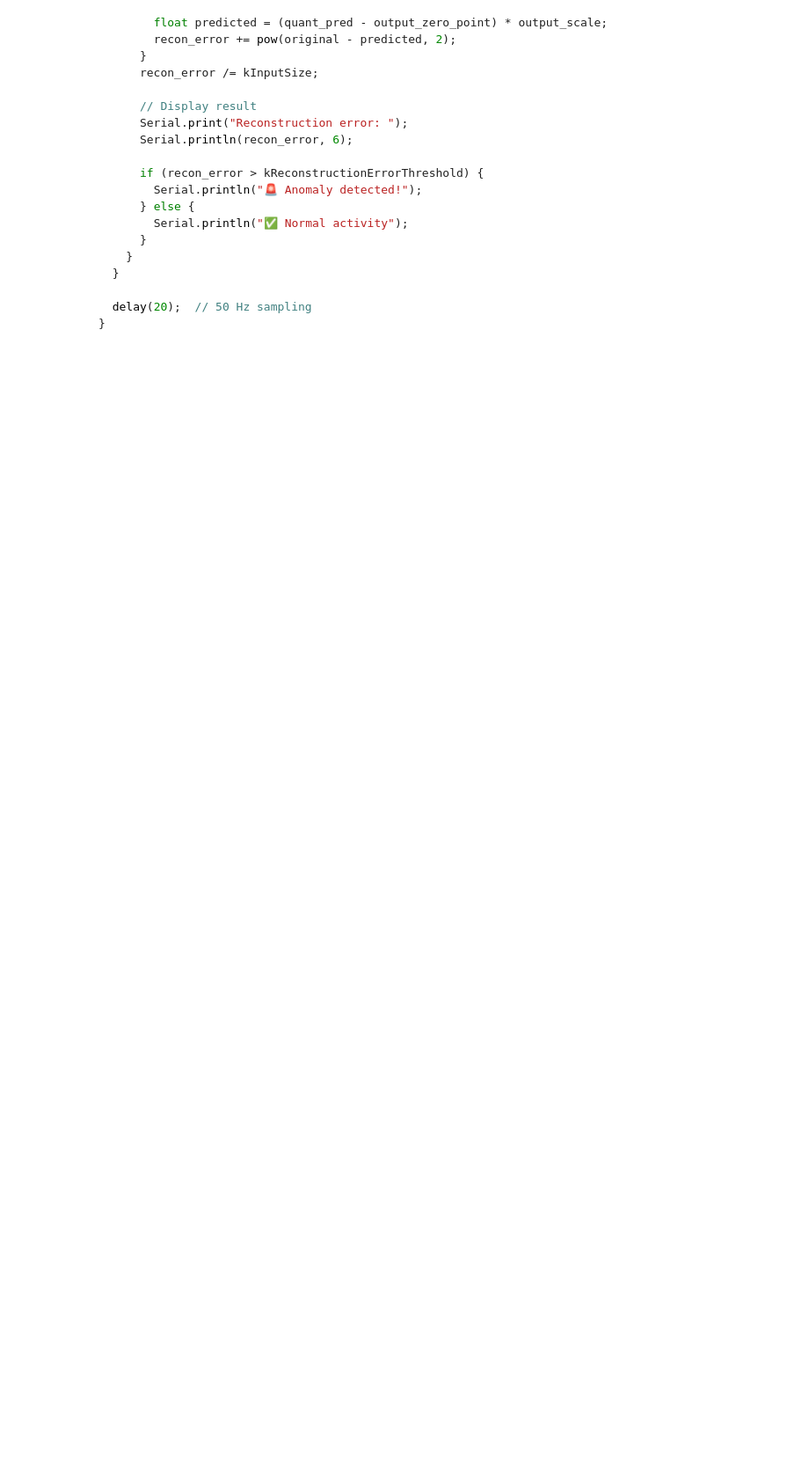
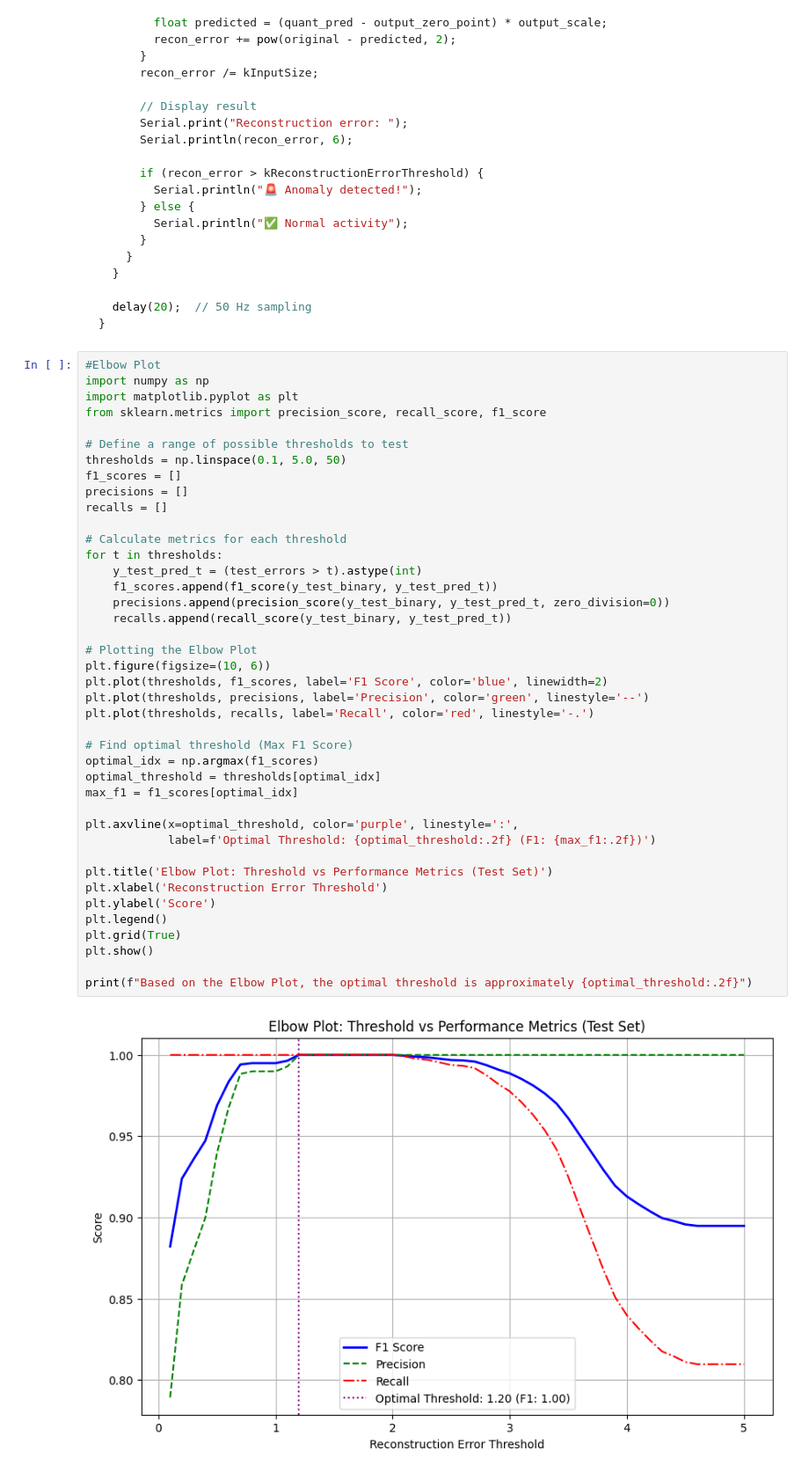
Before and after one commit to weijief-2025/TinyML, a Jupyter notebook: Labs/Lab5/tinyml-lab5-part-b-student.ipynb, the cells around one changed output. Shown at 88% size. Saved outputs shown, nothing was run; the diff lists cells and outputs as text; blank space fills up the shorter version.

Commit message:
Update Lab 5 notebook with Elbow Plot

````diff
--- a/Labs/Lab5/tinyml-lab5-part-b-student.ipynb
+++ b/Labs/Lab5/tinyml-lab5-part-b-student.ipynb
@@ -1288,3 +1288,46 @@ void loop() {
   delay(20);  // 50 Hz sampling
 }
 ```
+# %%
+#Elbow Plot
+import numpy as np
+import matplotlib.pyplot as plt
+from sklearn.metrics import precision_score, recall_score, f1_score
+
+# Define a range of possible thresholds to test
+thresholds = np.linspace(0.1, 5.0, 50)
+f1_scores = []
+precisions = []
+recalls = []
+
+# Calculate metrics for each threshold
+for t in thresholds:
+    y_test_pred_t = (test_errors > t).astype(int)
+    f1_scores.append(f1_score(y_test_binary, y_test_pred_t))
+    precisions.append(precision_score(y_test_binary, y_test_pred_t, zero_division=0))
+    recalls.append(recall_score(y_test_binary, y_test_pred_t))
+
+# Plotting the Elbow Plot
+plt.figure(figsize=(10, 6))
+plt.plot(thresholds, f1_scores, label='F1 Score', color='blue', linewidth=2)
+plt.plot(thresholds, precisions, label='Precision', color='green', linestyle='--')
+plt.plot(thresholds, recalls, label='Recall', color='red', linestyle='-.')
+
+# Find optimal threshold (Max F1 Score)
+optimal_idx = np.argmax(f1_scores)
+optimal_threshold = thresholds[optimal_idx]
+max_f1 = f1_scores[optimal_idx]
+
+plt.axvline(x=optimal_threshold, color='purple', linestyle=':',
+            label=f'Optimal Threshold: {optimal_threshold:.2f} (F1: {max_f1:.2f})')
+
+plt.title('Elbow Plot: Threshold vs Performance Metrics (Test Set)')
+plt.xlabel('Reconstruction Error Threshold')
+plt.ylabel('Score')
+plt.legend()
+plt.grid(True)
+plt.show()
+
+print(f"Based on the Elbow Plot, the optimal threshold is approximately {optimal_threshold:.2f}")
+# %% [output]
+[figure, added]
````
Also changed, not shown: parts of 1 cell of this notebook, 2 other files.
